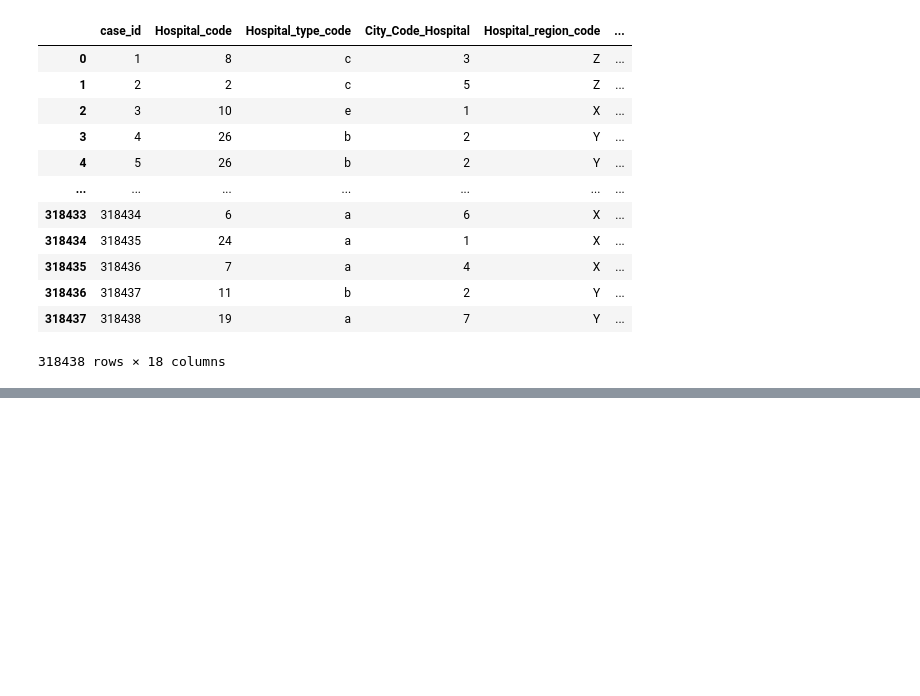
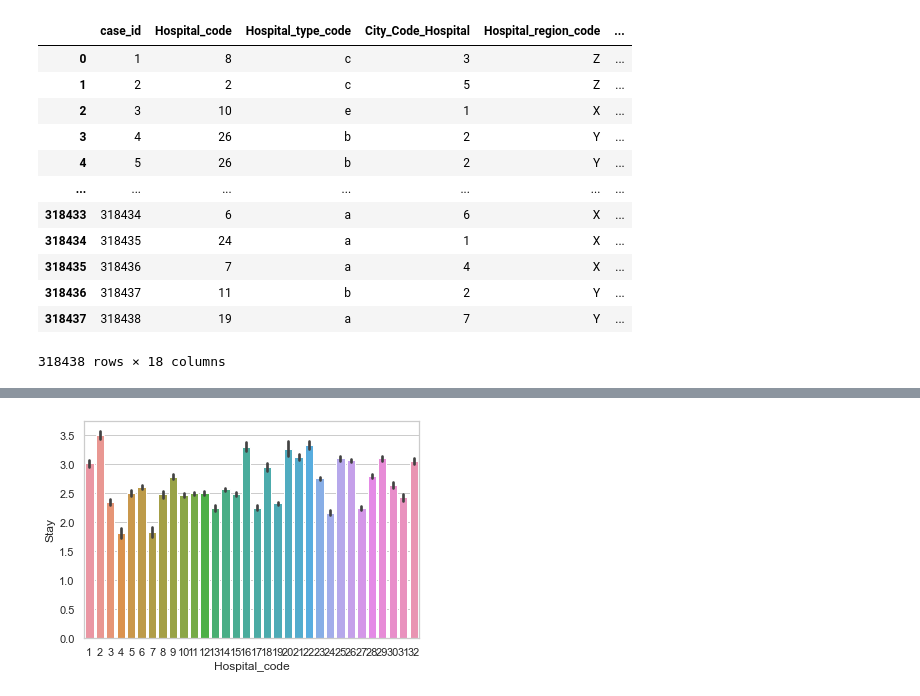
Before and after one commit to nikhilkarve/lengthOfStay, a Jupyter notebook: code/LengthOfStayV1.ipynb, the cells around one changed output, grey strips where cells are left out. Drawn from its saved outputs; the diff is of its cells as text; code cells hidden in the pictures; blank space fills up the shorter version.

```diff
--- a/code/LengthOfStayV1.ipynb
+++ b/code/LengthOfStayV1.ipynb
@@ -1129,0 +1138,4 @@ raw_train_data
+# %%
+sns.barplot(data=raw_train_data, x='Hospital_code', y='Stay')
+# %% [output]
+[figure, added]
```
Also changed, not shown: parts of 67 cells of this notebook.
